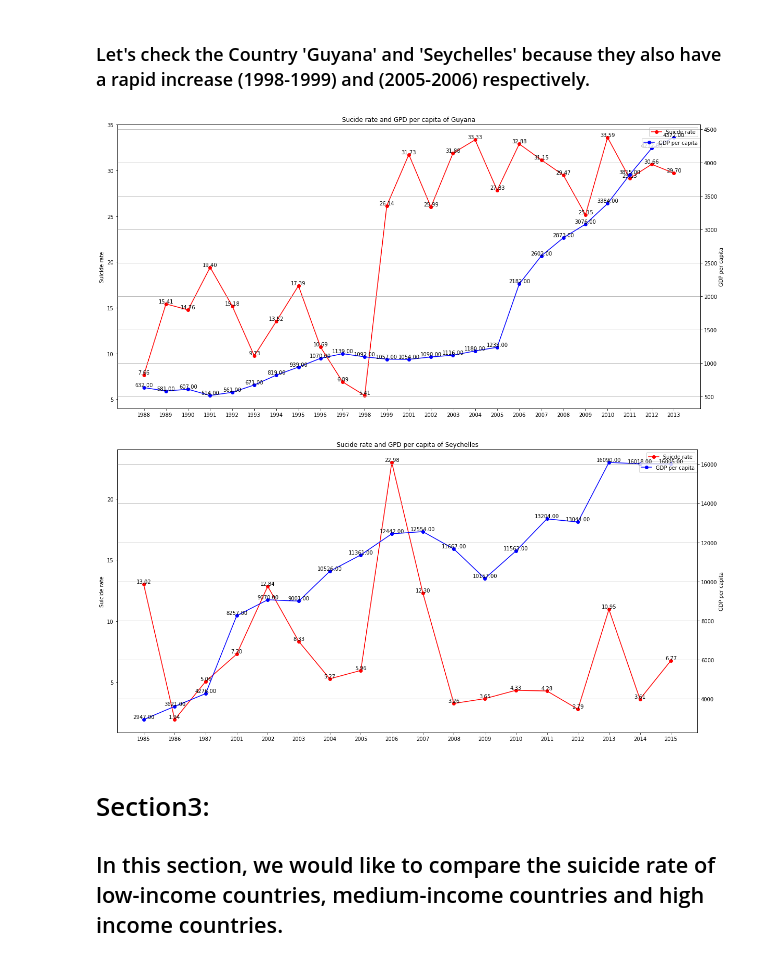
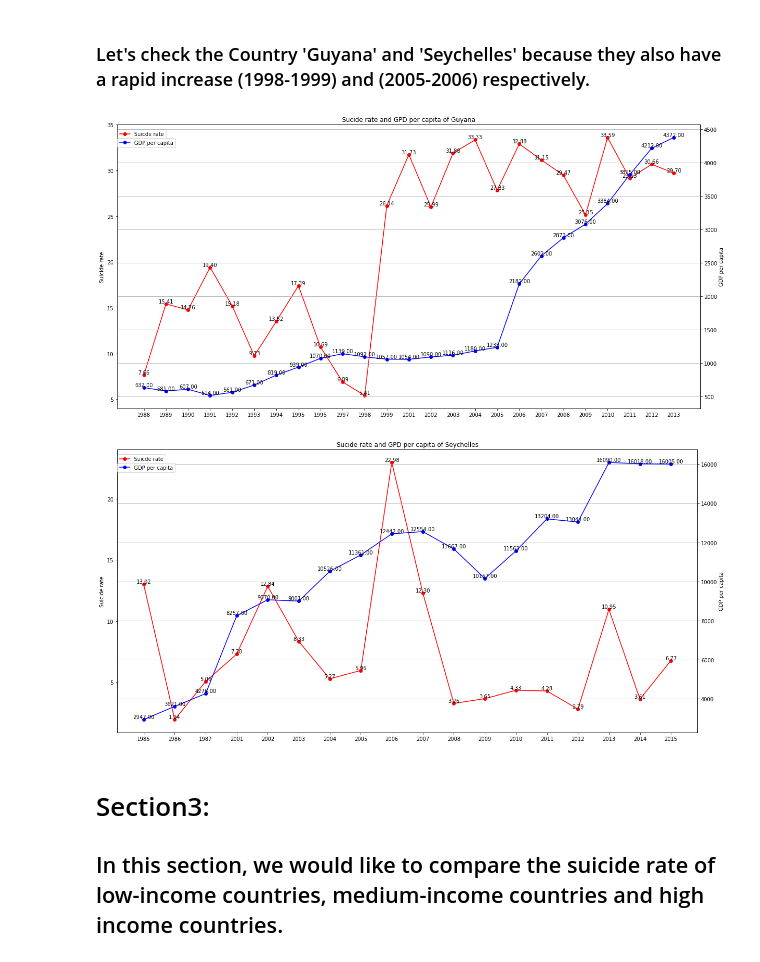
Before and after one commit to 775771922/data_visulization_suicide_dataset, a Jupyter notebook: Data_visualization.ipynb, the cells around one changed output. Saved outputs shown, nothing was run; the diff lists cells and outputs as text; code cells hidden in the pictures.

```diff
--- a/Data_visualization.ipynb
+++ b/Data_visualization.ipynb
@@ -627,34 +627,34 @@ plt.grid()
 # %%
 SA_data = data.iloc[np.where(data['country'] == 'Guyana')[0]]
 
 SA_times = SA_data['year'].unique()
 SA_data = SA_data.groupby('year').mean()
 SA_suicide_rate = np.array(SA_data.loc[:,'suicides/100k pop'])
 SA_gdp = np.array(SA_data.loc[:,'gdp_per_capita ($)'])
 
 fig = plt.figure(figsize=(20,10))
 ax1 = plt.subplot(111)
 ax2 = ax1.twinx()
 plt.title('Sucide rate and GPD per capita of Guyana')
 
 plt.xlabel('Years')
 ax1.set_ylabel('Suicide rate')
 ax2.set_ylabel('GDP per capita')
 ax1.plot(range(len(SA_times)),SA_suicide_rate,color='r',label ='Suicde rate', marker = 'o');
 ax2.plot(range(len(SA_times)),SA_gdp,color ='b',label='GDP per capita', marker ='o');
 plt.xticks(range(len(SA_times)), SA_times, rotation=90)
 
-ax1.legend()
-ax2.legend(loc = (0.9,0.92))
+ax1.legend(loc = (0,0.95))
+ax2.legend(loc = (0,0.92))
 for i in range(len(SA_times)):
     ax1.text(i,SA_suicide_rate[i],'%.2f' % SA_suicide_rate[i], ha='center', va='bottom')
 
 for i in range(len(SA_times)):
     ax2.text(i,SA_gdp[i],'%.2f' % SA_gdp[i], ha='center', va= 'bottom')
 
 plt.grid()
 # %% [output]
-[figure, old version]
+[figure, new version]
 # %%
 SA_data = data.iloc[np.where(data['country'] == 'Seychelles')[0]]
 
@@ -675,8 +675,8 @@ ax1.plot(range(len(SA_times)),SA_suicide_rate,color='r',label ='Suicde rate', ma
 ax2.plot(range(len(SA_times)),SA_gdp,color ='b',label='GDP per capita', marker ='o');
 plt.xticks(range(len(SA_times)), SA_times, rotation=90)
 
-ax1.legend()
-ax2.legend(loc = (0.9,0.92))
+ax1.legend(loc = (0,0.95))
+ax2.legend(loc = (0,0.92))
 for i in range(len(SA_times)):
     ax1.text(i,SA_suicide_rate[i],'%.2f' % SA_suicide_rate[i], ha='center', va='bottom')
 
@@ -685,7 +685,7 @@ for i in range(len(SA_times)):
 
 plt.grid()
 # %% [output]
-[figure, old version]
+[figure, new version]
 # %% [markdown]
 # Section3:
 ## In this section, we would like to compare the suicide rate of low-income countries, medium-income countries and high income countries.
```
Also changed, not shown: parts of 4 cells of this notebook.
